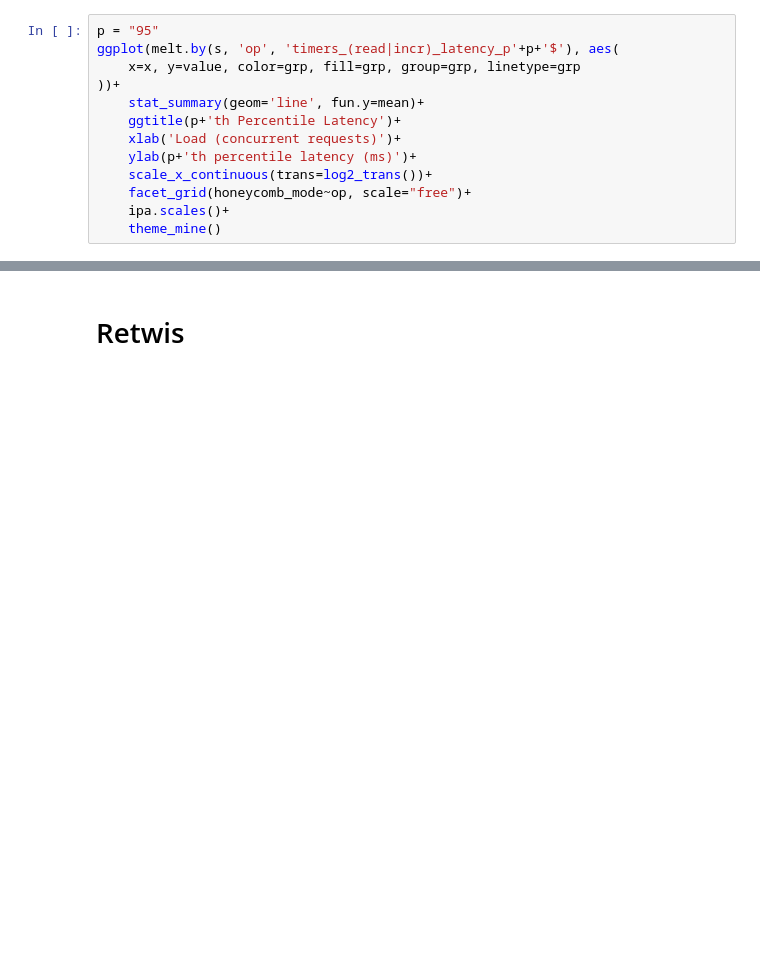
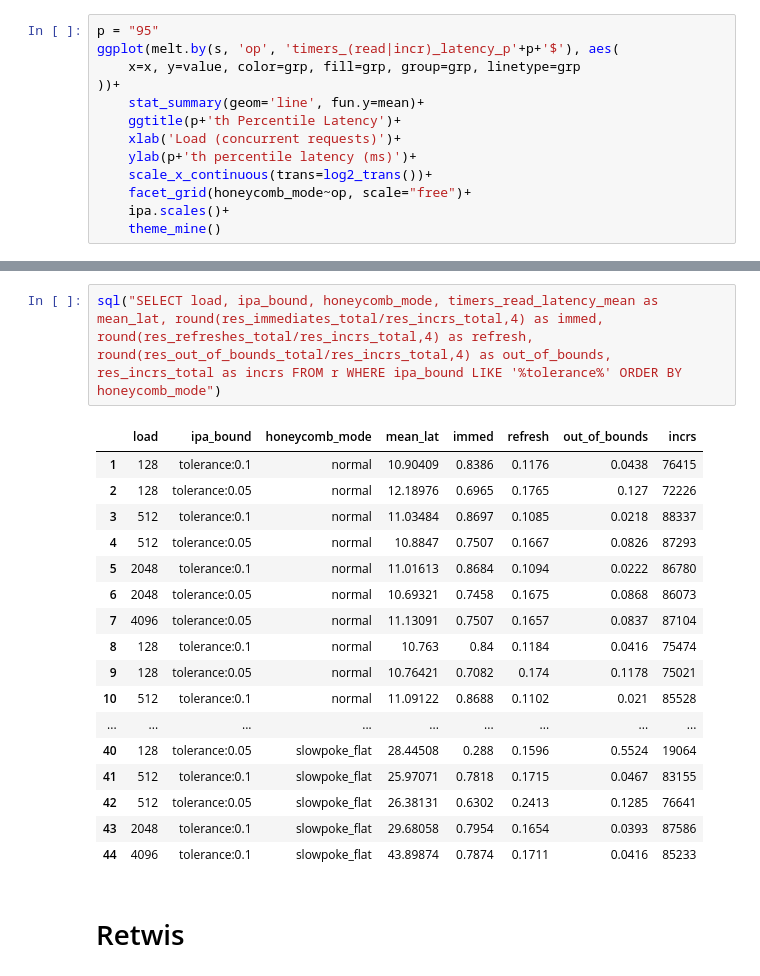
Before and after one commit to bholt/claret-doc, a Jupyter notebook: ipa/plots/RawMixCounter.ipynb, the cells around one changed output, grey strips where cells are left out. Drawn from its saved outputs; the diff is of its cells as text; blank space fills up the shorter version.

```diff
--- a/ipa/plots/RawMixCounter.ipynb
+++ b/ipa/plots/RawMixCounter.ipynb
@@ -207,3 +171,23 @@ ggplot(m, aes(x=x, y=count, color=grp, fill=grp, group=grp))+
+# %%
+sql("SELECT load, ipa_bound, honeycomb_mode, timers_read_latency_mean as mean_lat, round(res_immediates_total/res_incrs_total,4) as immed, round(res_refreshes_total/res_incrs_total,4) as refresh, round(res_out_of_bounds_total/res_incrs_total,4) as out_of_bounds, res_incrs_total as incrs FROM r WHERE ipa_bound LIKE '%tolerance%' ORDER BY honeycomb_mode")
+# %% [output]
+|  | load | ipa_bound | honeycomb_mode | mean_lat | immed | refresh | out_of_bounds | incrs |
+| 1 | 128 | tolerance:0.1 | normal | 10.90409 | 0.8386 | 0.1176 | 0.0438 | 76415 |
+| 2 | 128 | tolerance:0.05 | normal | 12.18976 | 0.6965 | 0.1765 | 0.127 | 72226 |
+| 3 | 512 | tolerance:0.1 | normal | 11.03484 | 0.8697 | 0.1085 | 0.0218 | 88337 |
+| 4 | 512 | tolerance:0.05 | normal | 10.8847 | 0.7507 | 0.1667 | 0.0826 | 87293 |
+| 5 | 2048 | tolerance:0.1 | normal | 11.01613 | 0.8684 | 0.1094 | 0.0222 | 86780 |
+| 6 | 2048 | tolerance:0.05 | normal | 10.69321 | 0.7458 | 0.1675 | 0.0868 | 86073 |
+| 7 | 4096 | tolerance:0.05 | normal | 11.13091 | 0.7507 | 0.1657 | 0.0837 | 87104 |
+| 8 | 128 | tolerance:0.1 | normal | 10.763 | 0.84 | 0.1184 | 0.0416 | 75474 |
+| 9 | 128 | tolerance:0.05 | normal | 10.76421 | 0.7082 | 0.174 | 0.1178 | 75021 |
+| 10 | 512 | tolerance:0.1 | normal | 11.09122 | 0.8688 | 0.1102 | 0.021 | 85528 |
+| ... | ... | ... | ... | ... | ... | ... | ... | ... |
+| 40 | 128 | tolerance:0.05 | slowpoke_flat | 28.44508 | 0.288 | 0.1596 | 0.5524 | 19064 |
+| 41 | 512 | tolerance:0.1 | slowpoke_flat | 25.97071 | 0.7818 | 0.1715 | 0.0467 | 83155 |
+| 42 | 512 | tolerance:0.05 | slowpoke_flat | 26.38131 | 0.6302 | 0.2413 | 0.1285 | 76641 |
+| 43 | 2048 | tolerance:0.1 | slowpoke_flat | 29.68058 | 0.7954 | 0.1654 | 0.0393 | 87586 |
+| 44 | 4096 | tolerance:0.1 | slowpoke_flat | 43.89874 | 0.7874 | 0.1711 | 0.0416 | 85233 |
 # %% [markdown]
 # Retwis
 # %%
```
Also changed, not shown: parts of 16 cells of this notebook, 2 other files.
